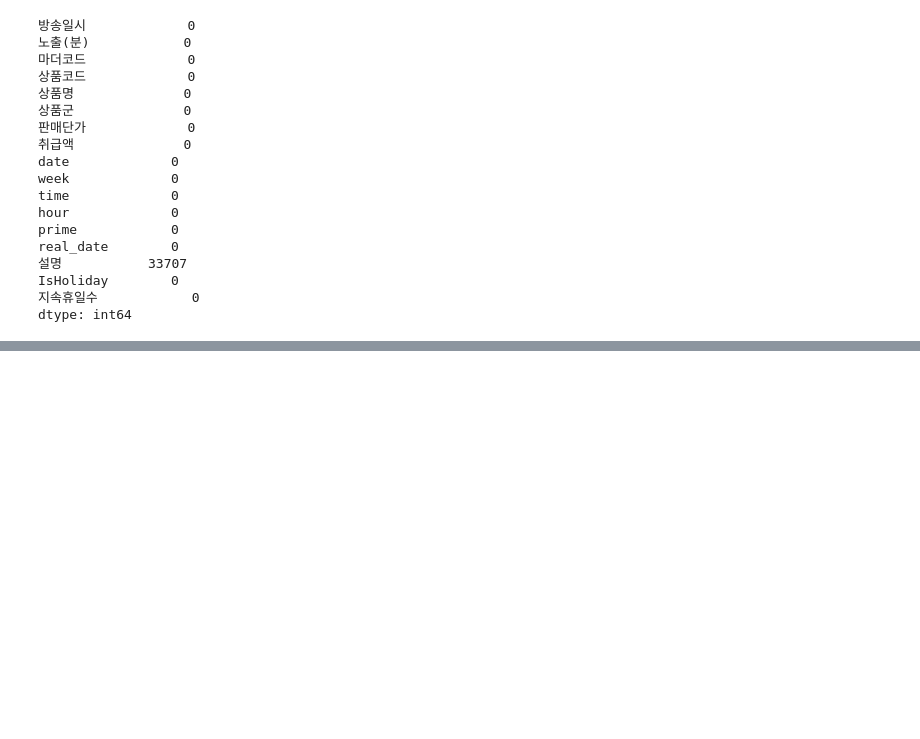
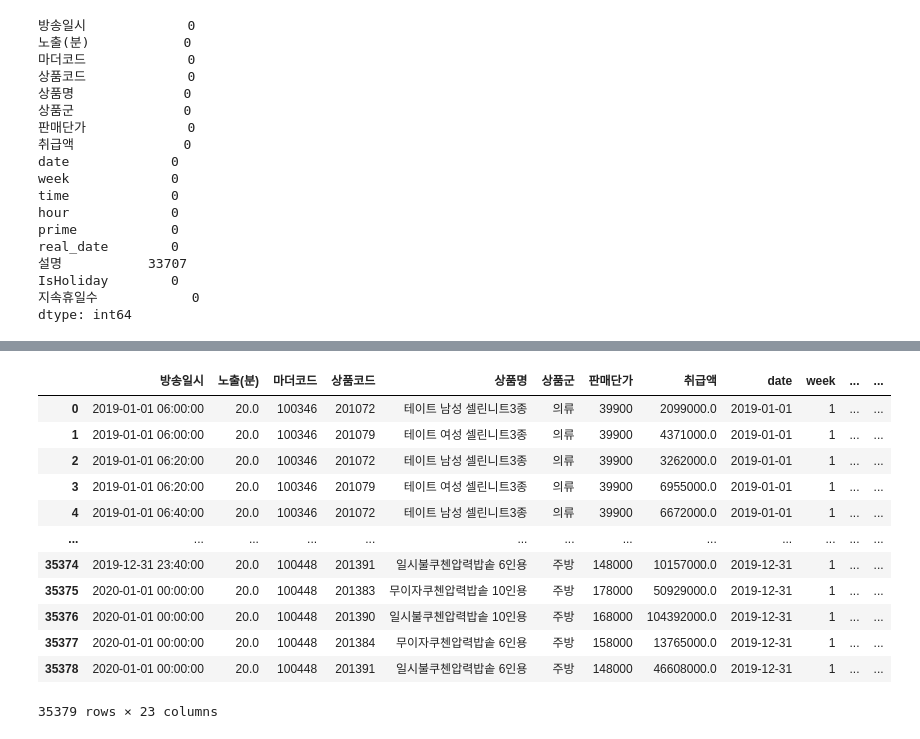
Before and after one commit to Yeeun-Lee/big_contest_2020, a Jupyter notebook: 데이터최종병합.ipynb, the cells around one changed output, grey strips where cells are left out. Saved outputs shown, nothing was run; the diff lists cells and outputs as text; code cells hidden in the pictures; blank space fills up the shorter version.

```diff
--- a/데이터최종병합.ipynb
+++ b/데이터최종병합.ipynb
@@ -200,0 +252,6 @@ final_pf.to_csv("final_performance.csv", mode='w')
+# %%
+cpi_series = cpi.iloc[1]
+cpi_dict = cpi_series.to_dict()
+del cpi_dict['시도별']
+del cpi_dict['품목별']
+cpi_dict
@@ -200,0 +272,3 @@ final_pf.to_csv("final_performance.csv", mode='w')
+# %%
+cpif = pd.DataFrame({'date': list(cpi_dict.keys()), 'cpi': list(cpi_dict.values())})
+cpif
@@ -200,0 +290,4 @@ final_pf.to_csv("final_performance.csv", mode='w')
+# %%
+cpif['year'] = pd.to_datetime(cpif['date']).dt.year
+cpif['month'] = pd.to_datetime(cpif['date']).dt.month
+cpif
@@ -200,0 +311,4 @@ final_pf.to_csv("final_performance.csv", mode='w')
+# %%
+fpf['year'] = pd.to_datetime(fpf['real_date']).dt.year
+fpf['month'] = pd.to_datetime(fpf['real_date']).dt.month
+fpf.tail()
@@ -200,0 +323,17 @@ final_pf.to_csv("final_performance.csv", mode='w')
+# %%
+fpfv3 = pd.merge(fpf, cpif, on=['year', 'month'])
+fpfv3
+# %% [output]
+|  | 방송일시 | 노출(분) | 마더코드 | 상품코드 | 상품명 | 상품군 | 판매단가 | 취급액 | date | week | ... | ... |
+| 0 | 2019-01-01 06:00:00 | 20.0 | 100346 | 201072 | 테이트 남성 셀린니트3종 | 의류 | 39900 | 2099000.0 | 2019-01-01 | 1 | ... | ... |
+| 1 | 2019-01-01 06:00:00 | 20.0 | 100346 | 201079 | 테이트 여성 셀린니트3종 | 의류 | 39900 | 4371000.0 | 2019-01-01 | 1 | ... | ... |
+| 2 | 2019-01-01 06:20:00 | 20.0 | 100346 | 201072 | 테이트 남성 셀린니트3종 | 의류 | 39900 | 3262000.0 | 2019-01-01 | 1 | ... | ... |
+| 3 | 2019-01-01 06:20:00 | 20.0 | 100346 | 201079 | 테이트 여성 셀린니트3종 | 의류 | 39900 | 6955000.0 | 2019-01-01 | 1 | ... | ... |
+| 4 | 2019-01-01 06:40:00 | 20.0 | 100346 | 201072 | 테이트 남성 셀린니트3종 | 의류 | 39900 | 6672000.0 | 2019-01-01 | 1 | ... | ... |
+| ... | ... | ... | ... | ... | ... | ... | ... | ... | ... | ... | ... | ... |
+| 35374 | 2019-12-31 23:40:00 | 20.0 | 100448 | 201391 | 일시불쿠첸압력밥솥 6인용 | 주방 | 148000 | 10157000.0 | 2019-12-31 | 1 | ... | ... |
+| 35375 | 2020-01-01 00:00:00 | 20.0 | 100448 | 201383 | 무이자쿠첸압력밥솥 10인용 | 주방 | 178000 | 50929000.0 | 2019-12-31 | 1 | ... | ... |
+| 35376 | 2020-01-01 00:00:00 | 20.0 | 100448 | 201390 | 일시불쿠첸압력밥솥 10인용 | 주방 | 168000 | 104392000.0 | 2019-12-31 | 1 | ... | ... |
+| 35377 | 2020-01-01 00:00:00 | 20.0 | 100448 | 201384 | 무이자쿠첸압력밥솥 6인용 | 주방 | 158000 | 13765000.0 | 2019-12-31 | 1 | ... | ... |
+| 35378 | 2020-01-01 00:00:00 | 20.0 | 100448 | 201391 | 일시불쿠첸압력밥솥 6인용 | 주방 | 148000 | 46608000.0 | 2019-12-31 | 1 | ... | ... |
+35379 rows × 23 columns
```
Also changed, not shown: parts of 16 cells of this notebook, 3 other files.
